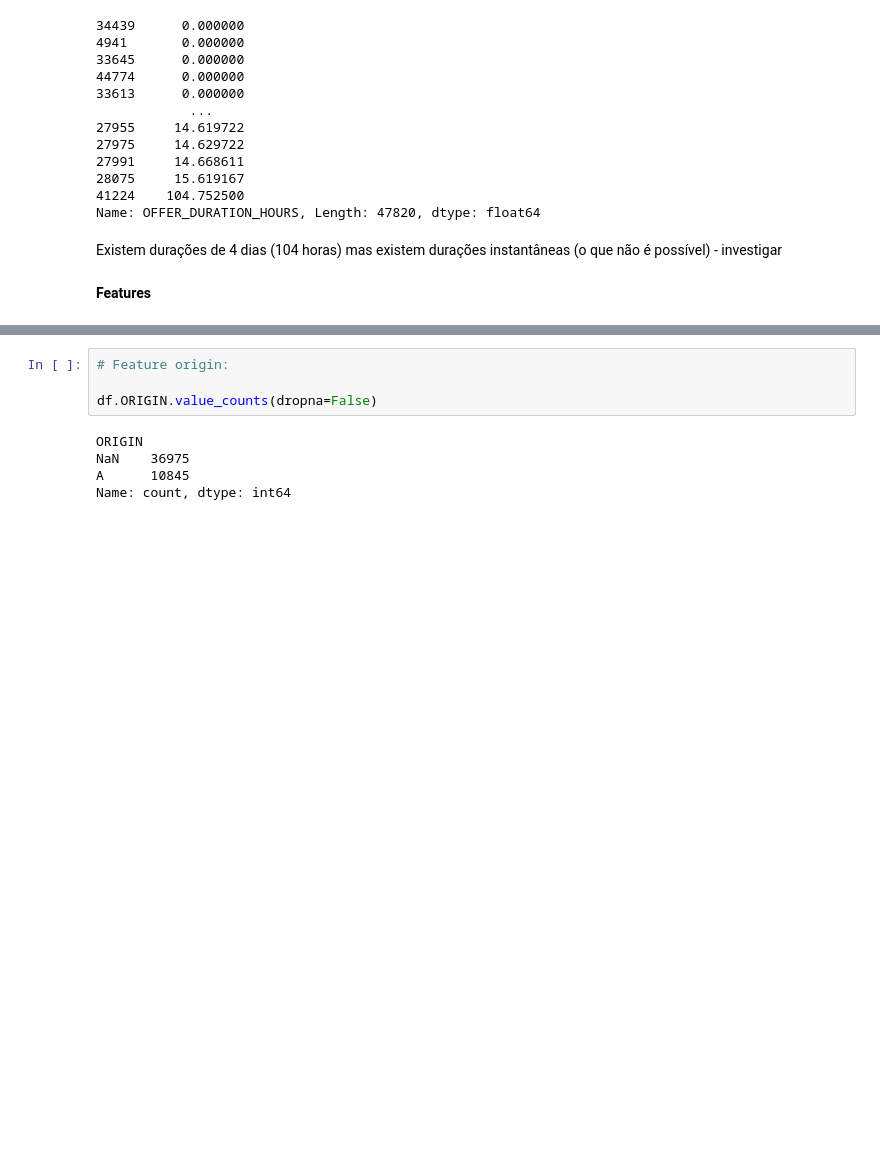
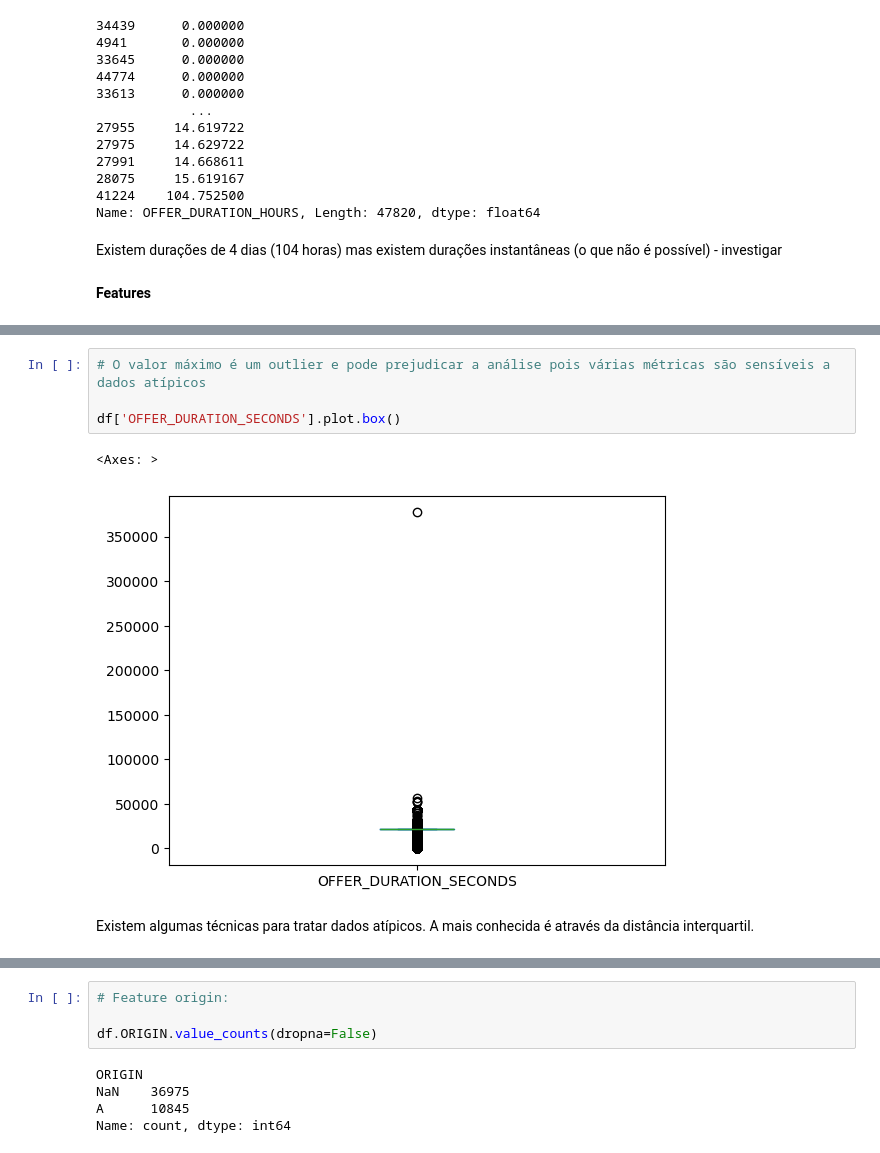
Before and after one commit to remarchese/meli_technical_challenge, a Jupyter notebook: DS Challenge - Case 1.ipynb, the cells around one changed output, grey strips where cells are left out. Saved outputs shown, nothing was run; the diff lists cells and outputs as text; blank space fills up the shorter version.

```diff
--- a/DS Challenge - Case 1.ipynb
+++ b/DS Challenge - Case 1.ipynb
@@ -266,0 +280,9 @@ Existem durações de 4 dias (104 horas) mas existem durações instantâneas (o
+# %%
+# O valor máximo é um outlier e pode prejudicar a análise pois várias métricas são sensíveis a dados atípicos
+
+df['OFFER_DURATION_SECONDS'].plot.box()
+# %% [output]
+<Axes: >
+[figure, added]
+# %% [markdown]
+Existem algumas técnicas para tratar dados atípicos. A mais conhecida é através da distância interquartil.
```
Also changed, not shown: parts of 15 cells of this notebook.
